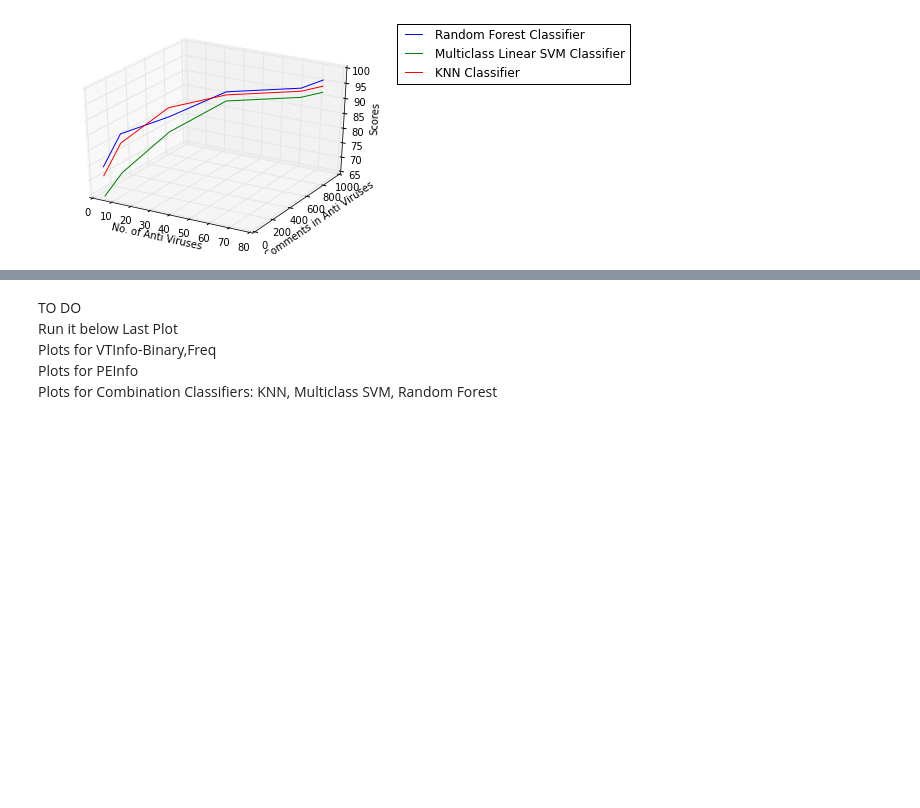
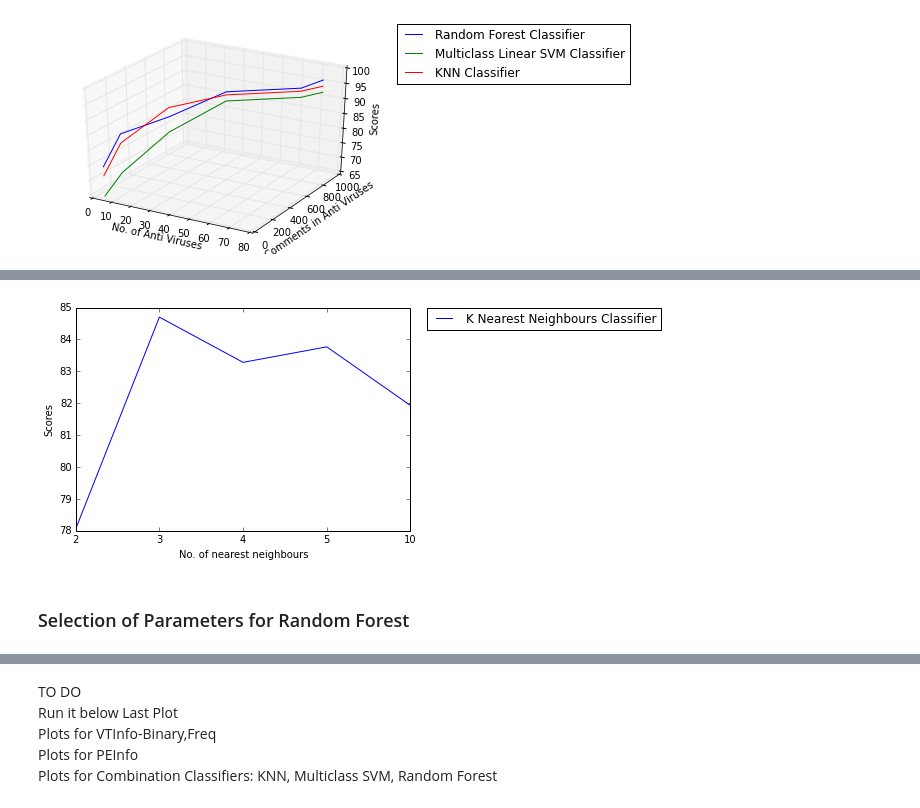
Before and after one commit to nehgu/Anomaly-Detection, a Jupyter notebook: Challenges/Malware_Classification_Challenge_3/Malware_Classification_Challenge_3.ipynb, the cells around one changed output, grey strips where cells are left out. Drawn from its saved outputs; the diff is of its cells as text; code cells hidden in the pictures; blank space fills up the shorter version.

Commit message:
Added the plots for Selection of paremeters for classification, comparison of classifiers

```diff
--- a/Challenges/Malware_Classification_Challenge_3/Malware_Classification_Challenge_3.ipynb
+++ b/Challenges/Malware_Classification_Challenge_3/Malware_Classification_Challenge_3.ipynb
@@ -520,8 +522,9 @@ def classifyMultiClassSVMClassifier(XTrain, XTest, YTrain, YTest):
 # %%
 #K Nearest Neighbours Classifier
 from sklearn.neighbors import KNeighborsClassifier
-def classifyKNNClassifier(XTrain, XTest, YTrain, YTest):
-    neigh = KNeighborsClassifier(n_neighbors=3)
+def classifyKNNClassifier(XTrain, XTest, YTrain, YTest, params):
+    neighbours = params['neighbours']
+    neigh = KNeighborsClassifier(n_neighbors=neighbours)
     YPred = neigh.fit(XTrain, YTrain).predict(XTest)
     diff = YPred - YTest
     score = diff[diff == 0].size
@@ -530,14 +533,14 @@ def classifyKNNClassifier(XTrain, XTest, YTrain, YTest):
 ### Stratified K Fold Cross Validation
 # %%
 from sklearn.cross_validation import StratifiedKFold
-def stratifiedKFoldVal(XTrain, YTrain, classify):
+def stratifiedKFoldVal(XTrain, YTrain, classify, params):
     n_folds = 5
     score = 0.0
     skf = StratifiedKFold(YTrain, n_folds)
     for train_index, test_index in skf:
         X_train, X_test = XTrain[train_index], XTrain[test_index]
         y_train, y_test = YTrain[train_index], YTrain[test_index]
-        score += classify(X_train, X_test,  y_train, y_test)
+        score += classify(X_train, X_test,  y_train, y_test, params)
     return score/n_folds
 # %% [markdown]
 ### Write Predicted Output Labels to File
@@ -815,0 +719,20 @@ plt.show()
+# %%
+#Plotting the results
+import matplotlib.pyplot as plt
+%matplotlib inline
+plt.plot(selectNeighbourScores, label = "K Nearest Neighbours Classifier")
+
+labels = [2,3,4,5,10]
+
+# You can specify a rotation for the tick labels in degrees or with keywords.
+plt.xticks(np.arange(len(labels)), labels, rotation='horizontal')
+
+plt.ylabel('Scores')
+plt.xlabel('No. of nearest neighbours')
+# Place a legend to the right of this smaller figure.
+plt.legend(bbox_to_anchor=(1.05, 1), loc=2, borderaxespad=0.)
+plt.show()
+# %% [output]
+[figure, added]
+# %% [markdown]
+### Selection of Parameters for Random Forest
```
Also changed, not shown: parts of 38 cells of this notebook, 5 other files.
